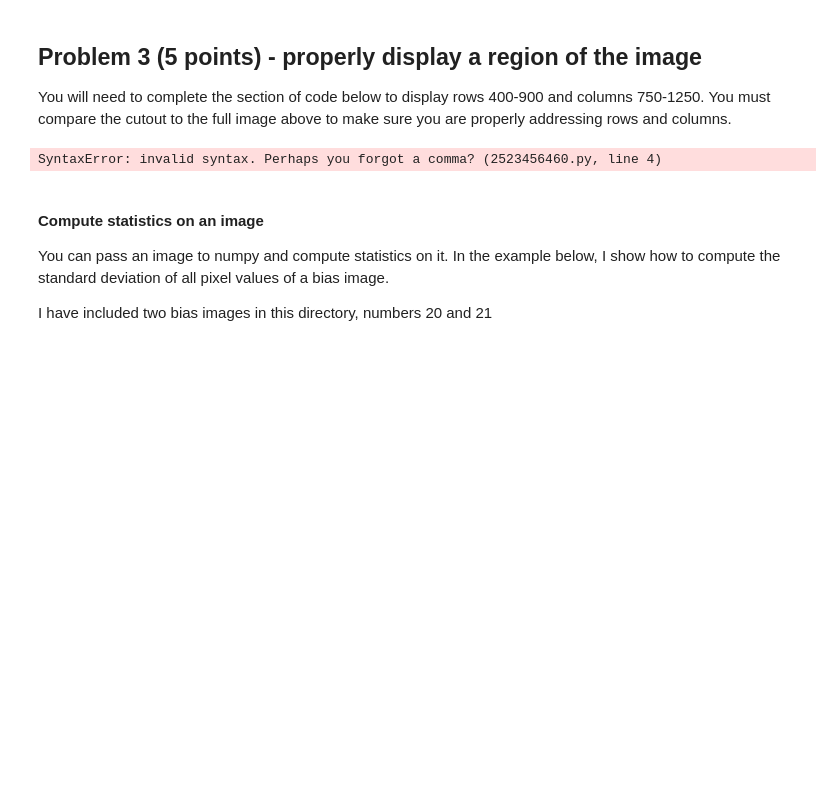
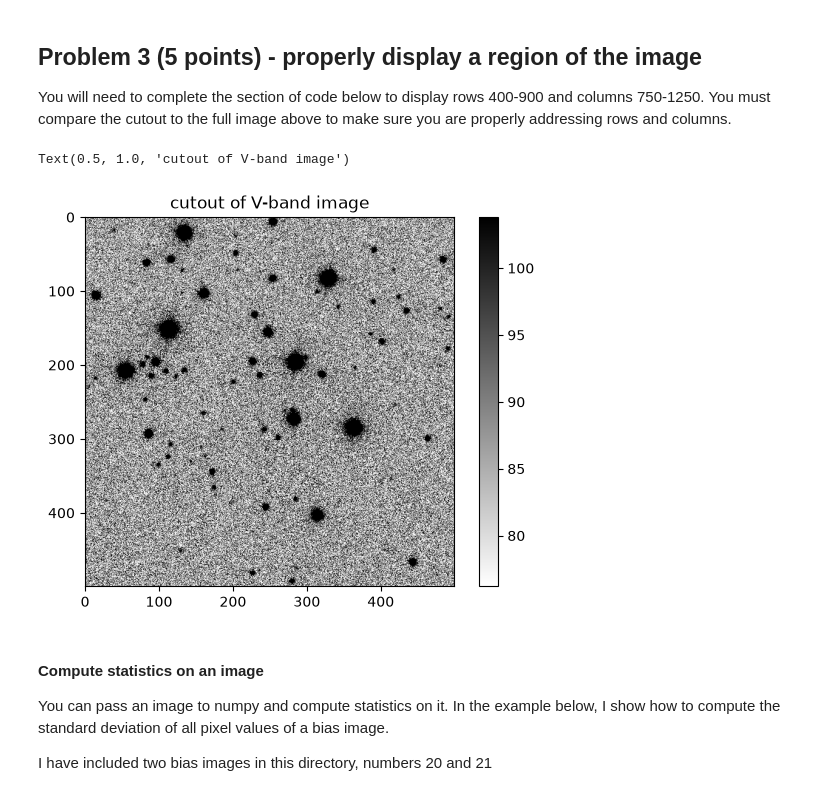
Before and after one commit to kaherink/CCD_Characterization, a Jupyter notebook: characterize_CCD_student.ipynb, the cells around one changed output. Cells and saved outputs as stored; diff of their text form; code cells hidden in the pictures; blank space fills up the shorter version.

```diff
--- a/characterize_CCD_student.ipynb
+++ b/characterize_CCD_student.ipynb
@@ -121,14 +121,14 @@ You will need to complete the section of code below to display rows 400-900 and
 # %%
 #to display only a section of an image you can perform the following operation
 #this displays the section of the image
 #***************** fill in the missing array range.
-rows = [
-imdisplay(data_vimproc[])
+imdisplay(data_vimproc[401:901:1, 751:1251:1]) #hopefully this is the right number combo
 plt.title("cutout of V-band image")
 #NOTE: that it renumbers the pixels and does *not* refer back to the original image.
 #It also bases the colorbar stretch on the pixels in the subsection that you are displaying
 # %% [output]
-SyntaxError: invalid syntax. Perhaps you forgot a comma? (2523456460.py, line 4)
+Text(0.5, 1.0, 'cutout of V-band image')
+[figure, added]
 # %% [markdown]
 #### Compute statistics on an image
 You can pass an image to numpy and compute statistics on it.  In the example below, I show how to compute the standard deviation of all pixel values of a bias image.
```
Also changed, not shown: parts of 10 cells of this notebook.
